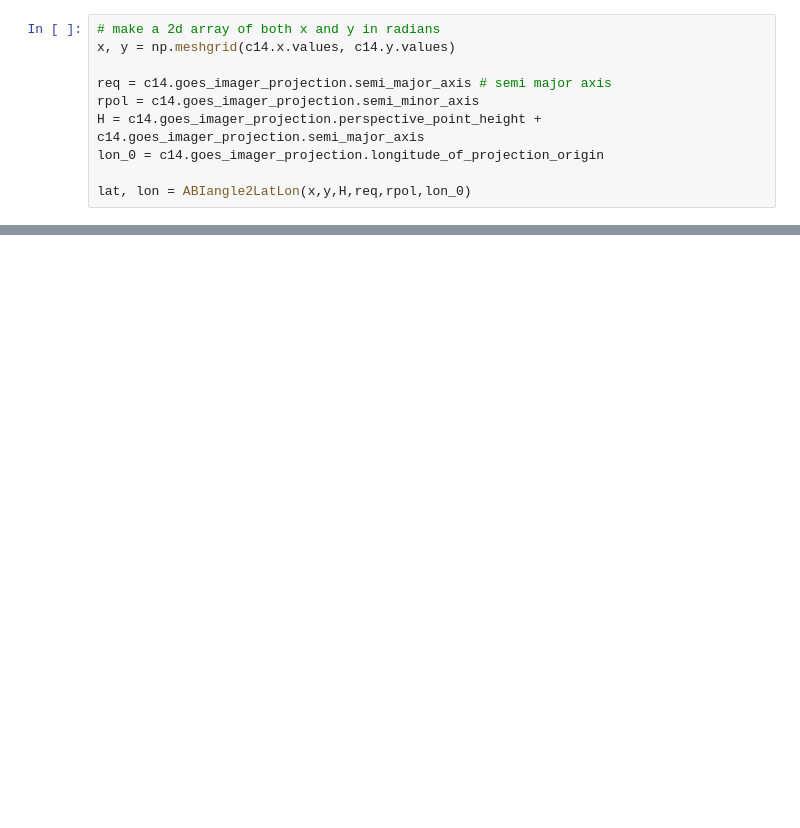
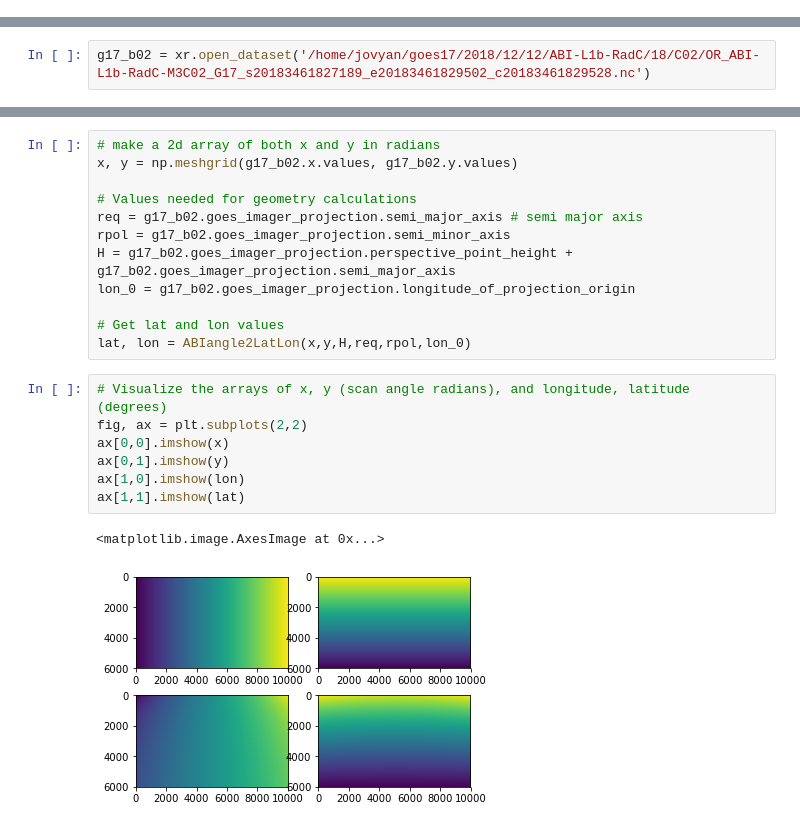
Before and after one commit to spestana/goes-ortho, a Jupyter notebook: scratchspace.ipynb, the cells around one changed output, grey strips where cells are left out. Drawn from its saved outputs; the diff is of its cells as text; blank space fills up the shorter version.

```diff
--- a/scratchspace.ipynb
+++ b/scratchspace.ipynb
@@ -414,10 +0,0 @@ nc.close()
-# %%
-# make a 2d array of both x and y in radians
-x, y = np.meshgrid(c14.x.values, c14.y.values)
-
-req = c14.goes_imager_projection.semi_major_axis # semi major axis
-rpol = c14.goes_imager_projection.semi_minor_axis
-H = c14.goes_imager_projection.perspective_point_height + c14.goes_imager_projection.semi_major_axis
-lon_0 = c14.goes_imager_projection.longitude_of_projection_origin
-
-lat, lon = ABIangle2LatLon(x,y,H,req,rpol,lon_0)
@@ -497,0 +8,2 @@ lat, lon = ABIangle2LatLon(x,y,H,req,rpol,lon_0)
+# %%
+g17_b02 = xr.open_dataset('/home/jovyan/goes17/2018/12/12/ABI-L1b-RadC/18/C02/OR_ABI-L1b-RadC-M3C02_G17_s20183461827189_e20183461829502_c20183461829528.nc')
@@ -497,0 +36,22 @@ lat, lon = ABIangle2LatLon(x,y,H,req,rpol,lon_0)
+# %%
+# make a 2d array of both x and y in radians
+x, y = np.meshgrid(g17_b02.x.values, g17_b02.y.values)
+
+# Values needed for geometry calculations
+req = g17_b02.goes_imager_projection.semi_major_axis # semi major axis
+rpol = g17_b02.goes_imager_projection.semi_minor_axis
+H = g17_b02.goes_imager_projection.perspective_point_height + g17_b02.goes_imager_projection.semi_major_axis
+lon_0 = g17_b02.goes_imager_projection.longitude_of_projection_origin
+
+# Get lat and lon values
+lat, lon = ABIangle2LatLon(x,y,H,req,rpol,lon_0)
+# %%
+# Visualize the arrays of x, y (scan angle radians), and longitude, latitude (degrees)
+fig, ax = plt.subplots(2,2)
+ax[0,0].imshow(x)
+ax[0,1].imshow(y)
+ax[1,0].imshow(lon)
+ax[1,1].imshow(lat)
+# %% [output]
+<matplotlib.image.AxesImage at 0x...>
+[figure, added]
```
Also changed, not shown: parts of 45 cells of this notebook.
